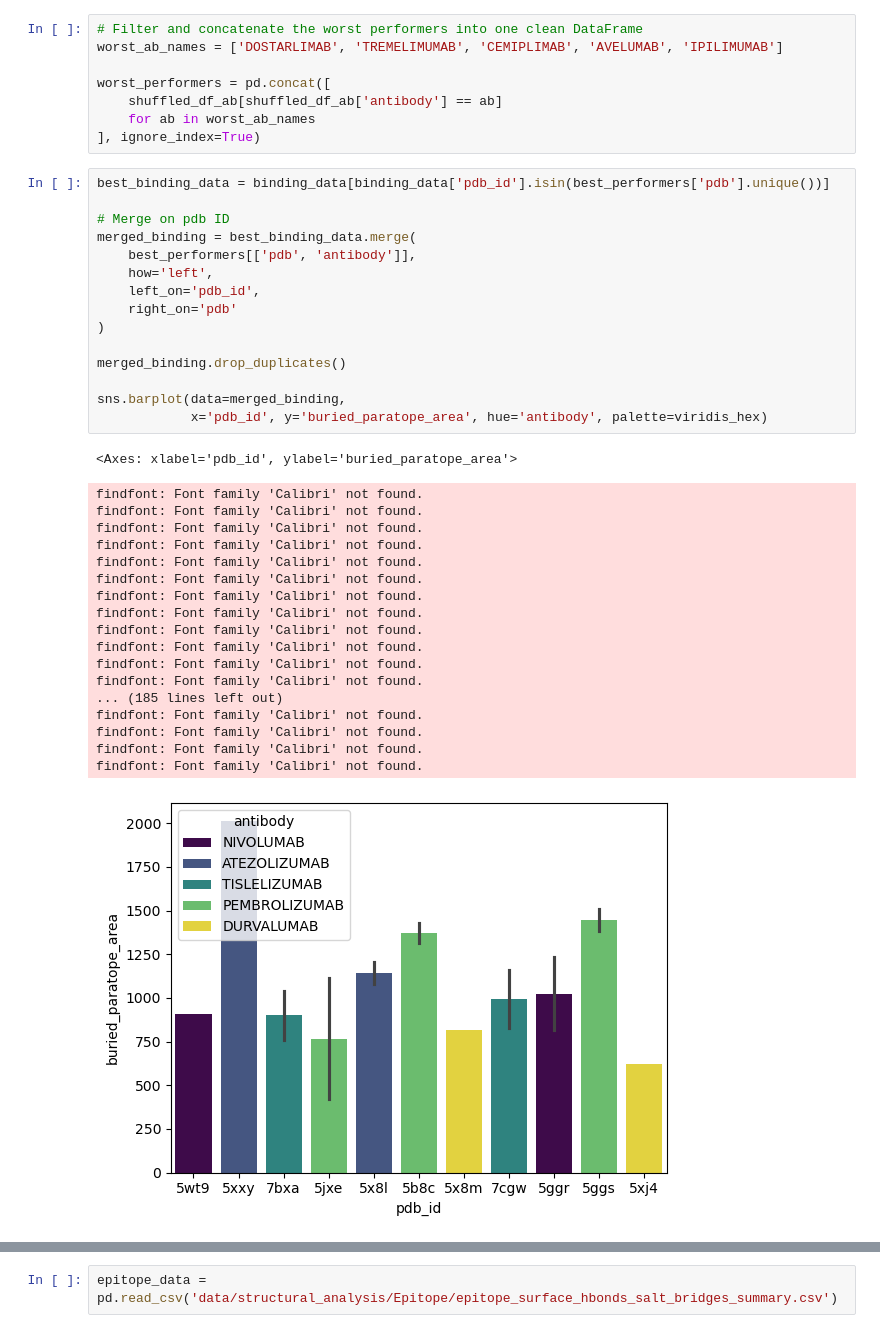
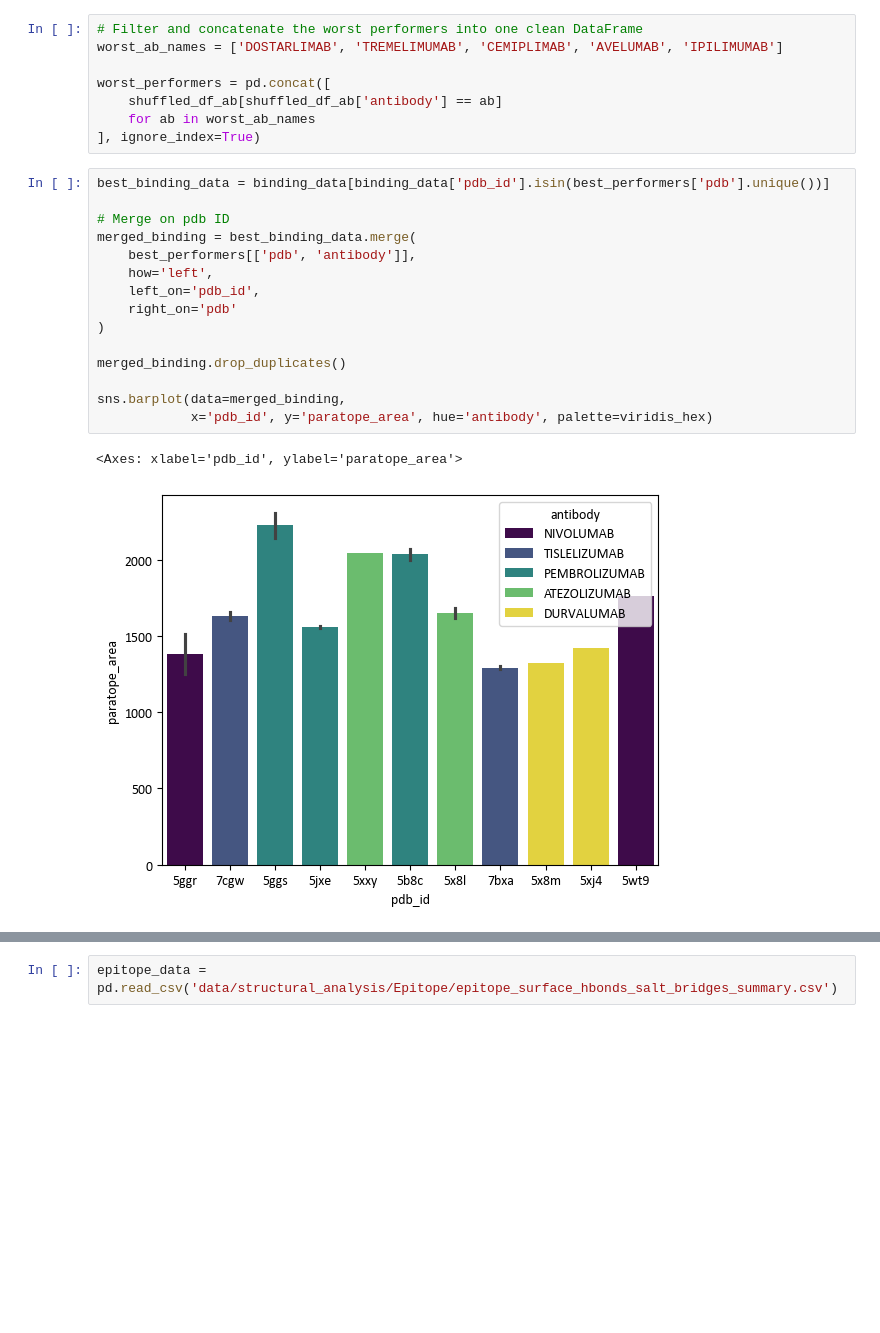
Before and after one commit to datascience-2025-group4/group04-team01, a Jupyter notebook: Clinical_data.ipynb, the cells around one changed output, grey strips where cells are left out. Drawn from its saved outputs; the diff is of its cells as text; blank space fills up the shorter version.

```diff
--- a/Clinical_data.ipynb
+++ b/Clinical_data.ipynb
@@ -227,38 +193,21 @@ worst_performers = pd.concat([
 # %%
 best_binding_data = binding_data[binding_data['pdb_id'].isin(best_performers['pdb'].unique())]
 
 # Merge on pdb ID
 merged_binding = best_binding_data.merge(
     best_performers[['pdb', 'antibody']],
     how='left',
     left_on='pdb_id',
     right_on='pdb'
 )
 
 merged_binding.drop_duplicates()
 
 sns.barplot(data=merged_binding,
-            x='pdb_id', y='buried_paratope_area', hue='antibody', palette=viridis_hex)
+            x='pdb_id', y='paratope_area', hue='antibody', palette=viridis_hex)
 # %% [output]
-<Axes: xlabel='pdb_id', ylabel='buried_paratope_area'>
+<Axes: xlabel='pdb_id', ylabel='paratope_area'>
-findfont: Font family 'Calibri' not found.
-findfont: Font family 'Calibri' not found.
-findfont: Font family 'Calibri' not found.
-findfont: Font family 'Calibri' not found.
-findfont: Font family 'Calibri' not found.
-findfont: Font family 'Calibri' not found.
-findfont: Font family 'Calibri' not found.
-findfont: Font family 'Calibri' not found.
-findfont: Font family 'Calibri' not found.
-findfont: Font family 'Calibri' not found.
-findfont: Font family 'Calibri' not found.
-findfont: Font family 'Calibri' not found.
-... (185 lines left out)
-findfont: Font family 'Calibri' not found.
-findfont: Font family 'Calibri' not found.
-findfont: Font family 'Calibri' not found.
-findfont: Font family 'Calibri' not found.
-[figure, old version]
+[figure, new version]
 # %%
 worst_binding_data = binding_data[binding_data['pdb_id'].isin(worst_performers['pdb'].unique())]
 
```
Also changed, not shown: parts of 16 cells of this notebook, 2 other files.
